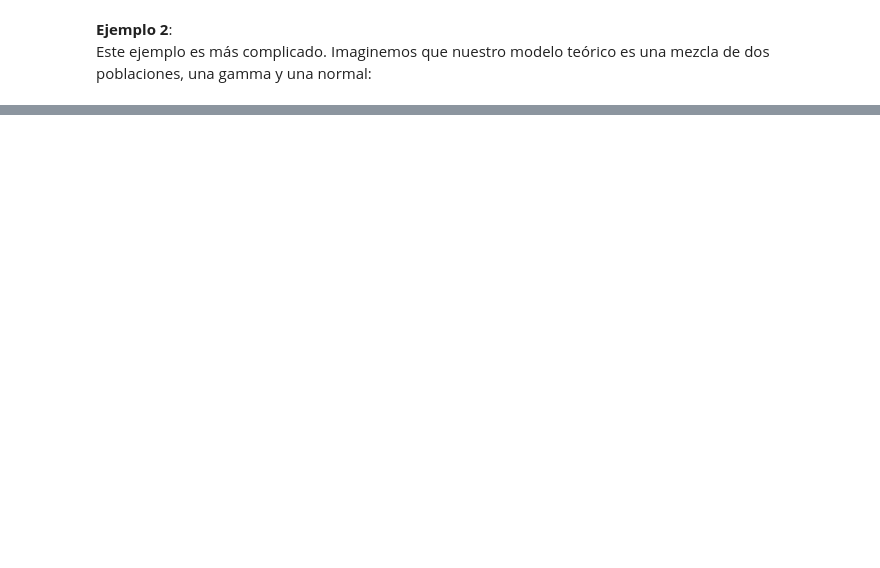
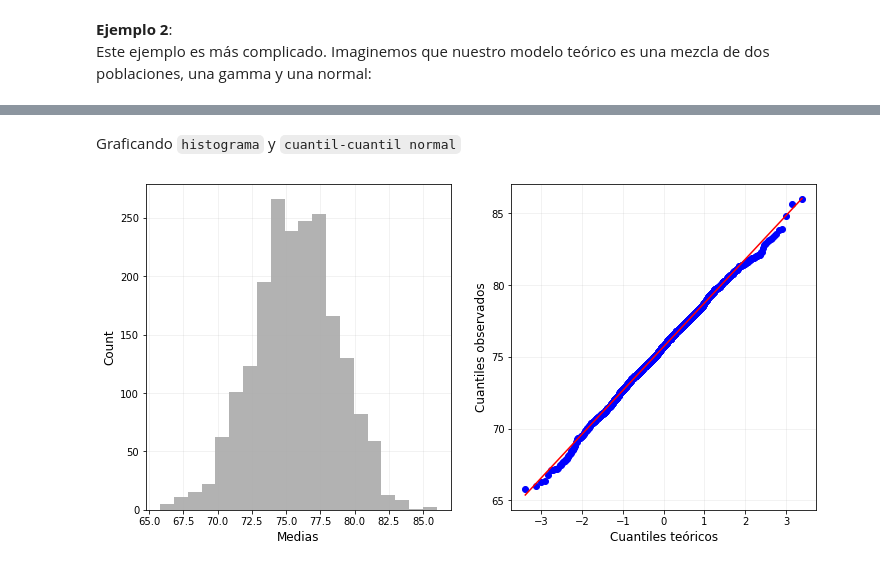
Before and after one commit to CAMM961001/itam-mcd, a Jupyter notebook: fundamentos-estadisticos/libros/04_bootstrap.ipynb, the cells around one changed output, grey strips where cells are left out. Cells and saved outputs as stored; diff of their text form; code cells hidden in the pictures; blank space fills up the shorter version.

Commit message:
cuantil cuantil normal

```diff
--- a/fundamentos-estadisticos/libros/04_bootstrap.ipynb
+++ b/fundamentos-estadisticos/libros/04_bootstrap.ipynb
@@ -123,0 +142,24 @@ plt.show()
+# %% [markdown]
+Graficando `histograma` y `cuantil-cuantil normal`
+# %%
+fig = plt.figure(figsize=(12,6))
+spec = plt.GridSpec(nrows=1, ncols=2)
+
+#Histograma
+ax0 = fig.add_subplot(spec[0])
+ax0.hist(medias, bins=20, color='black', alpha=0.3)
+ax0.set_xlabel('Medias', fontsize=12)
+ax0.set_ylabel('Count', fontsize=12)
+ax0.grid(alpha=0.2)
+
+#Gráfica cuantil-cuantil normal
+ax1 = fig.add_subplot(spec[1])
+probplot(medias, plot=ax1)
+ax1.set_title('')
+ax1.set_xlabel('Cuantiles teóricos', fontsize=12)
+ax1.set_ylabel('Cuantiles observados', fontsize=12)
+ax1.grid(alpha=0.2)
+
+plt.show()
+# %% [output]
+[figure, added]
```
Also changed, not shown: parts of 6 cells of this notebook.
